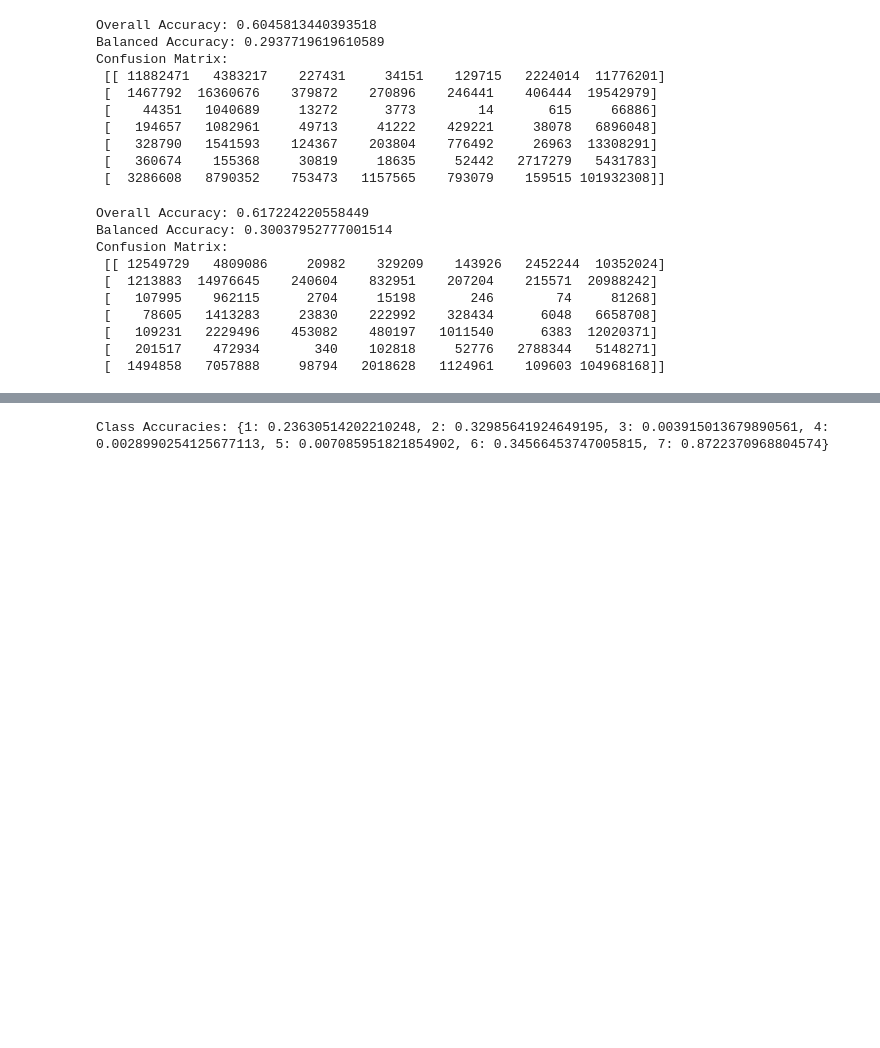
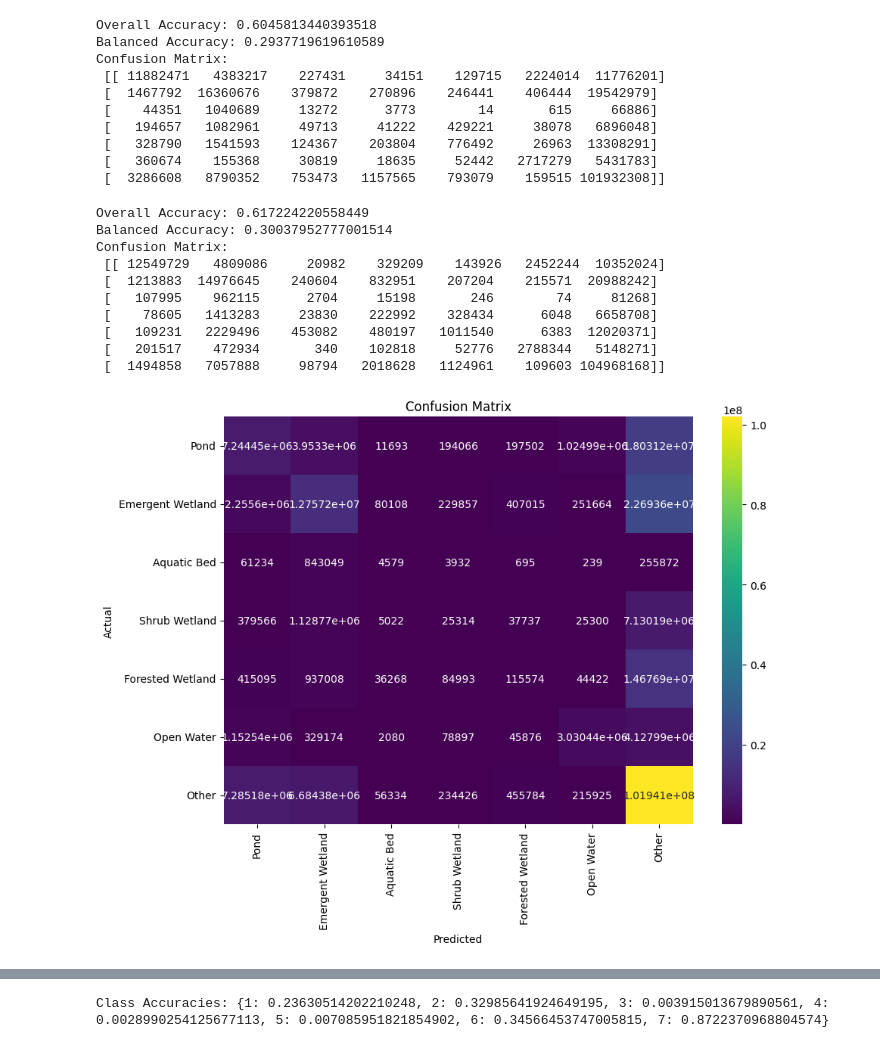
Before and after one commit to MadmanMarble/MadmanMarble, a Jupyter notebook: Untitled48.ipynb, the cells around one changed output, grey strips where cells are left out. Saved outputs shown, nothing was run; the diff lists cells and outputs as text; code cells hidden in the pictures; blank space fills up the shorter version.

Commit message:
last save, has figures, cm, class report.

```diff
--- a/Untitled48.ipynb
+++ b/Untitled48.ipynb
@@ -309,0 +314,4 @@ Confusion Matrix:
+# %%
+class_names = ["Pond", "Emergent Wetland", "Aquatic Bed", "Shrub Wetland", "Forested Wetland", "Open Water", "Other"]
+# %%
+cm_01 = pd.DataFrame(conf_matrix_01, index=class_names, columns=class_names)
@@ -309,0 +320,9 @@ Confusion Matrix:
+# %%
+plt.figure(figsize=(10, 7))
+sns.heatmap(cm_01, annot=True, fmt='g', cmap='viridis')
+plt.title('Confusion Matrix')
+plt.ylabel('Actual')
+plt.xlabel('Predicted')
+plt.show()
+# %% [output]
+[figure, added]
```
Also changed, not shown: parts of 5 cells of this notebook.
